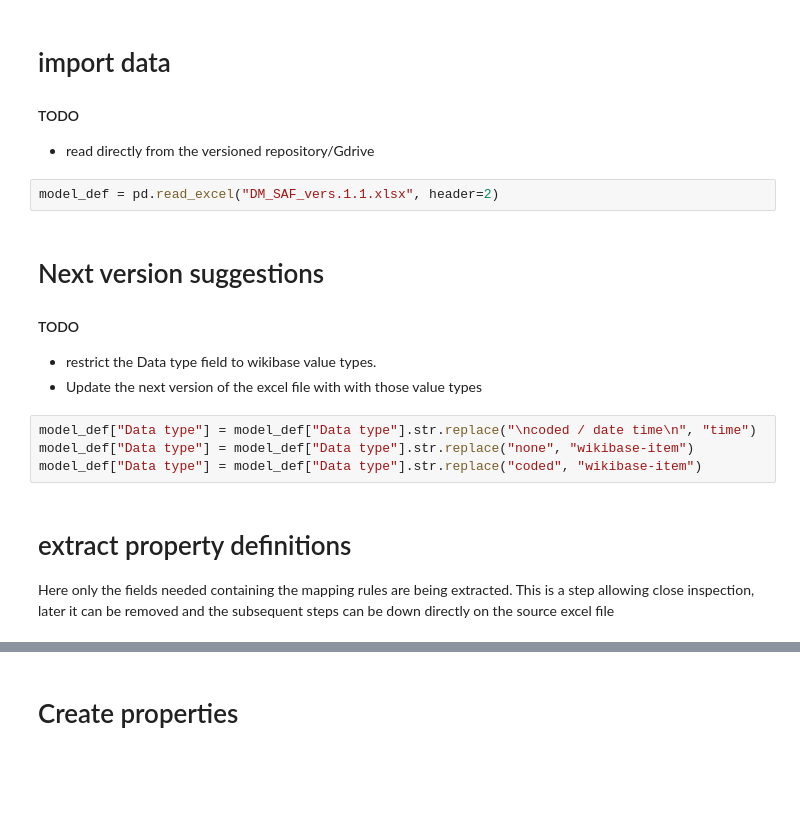
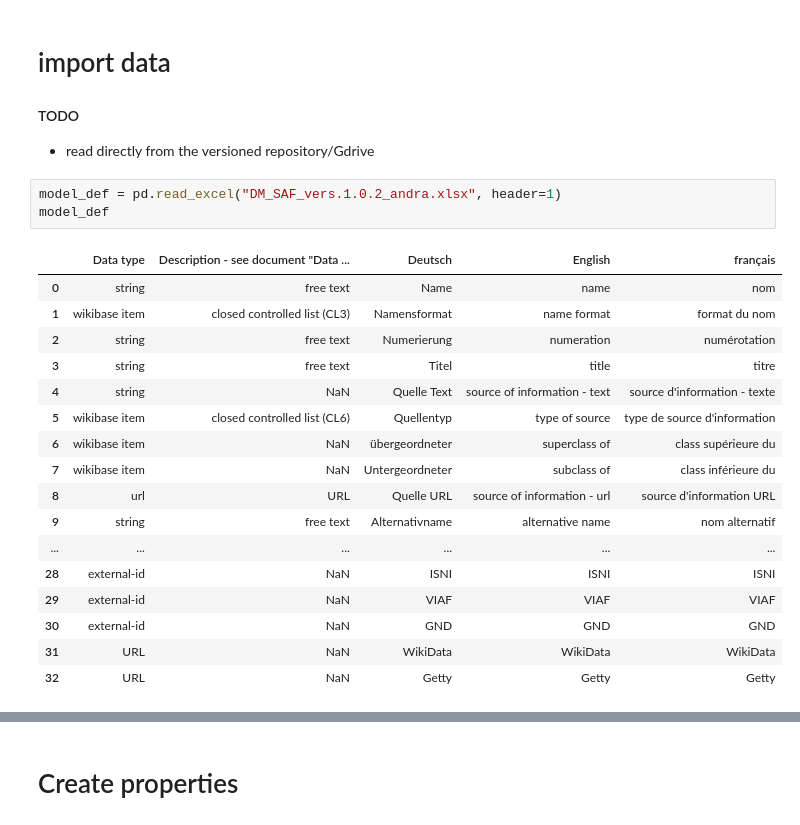
Before and after one commit to tentwentyfour/SAF-Lux, a Jupyter notebook: import_scripts/property_builder/create_properties.ipynb, the cells around one changed output, grey strips where cells are left out. Saved outputs shown, nothing was run; the diff lists cells and outputs as text; blank space fills up the shorter version.

```diff
--- a/import_scripts/property_builder/create_properties.ipynb
+++ b/import_scripts/property_builder/create_properties.ipynb
@@ -26,16 +27,23 @@ login = wdi_login.WDLogin(WBUSER, WBPASS, mediawiki_api_url=api)
 #### TODO
 * read directly from the versioned repository/Gdrive
 # %%
-model_def = pd.read_excel("DM_SAF_vers.1.1.xlsx", header=2)
+model_def = pd.read_excel("DM_SAF_vers.1.0.2_andra.xlsx", header=1)
+model_def
+# %% [output]
+|  | Data type | Description - see document "Data ... | Deutsch | English | français |
+| 0 | string | free text | Name | name | nom |
+| 1 | wikibase item | closed controlled list (CL3) | Namensformat | name format | format du nom |
+| 2 | string | free text | Numerierung | numeration | numérotation |
+| 3 | string | free text | Titel | title | titre |
+| 4 | string | NaN | Quelle Text | source of information - text | source d'information - texte |
+| 5 | wikibase item | closed controlled list (CL6) | Quellentyp | type of source | type de source d'information |
+| 6 | wikibase item | NaN | übergeordneter | superclass of | class supérieure du |
+| 7 | wikibase item | NaN | Untergeordneter | subclass of | class inférieure du |
+| 8 | url | URL | Quelle URL | source of information - url | source d'information URL |
+| 9 | string | free text | Alternativname | alternative name | nom alternatif |
+| ... | ... | ... | ... | ... | ... |
+| 28 | external-id | NaN | ISNI | ISNI | ISNI |
+| 29 | external-id | NaN | VIAF | VIAF | VIAF |
+| 30 | external-id | NaN | GND | GND | GND |
+| 31 | URL | NaN | WikiData | WikiData | WikiData |
+| 32 | URL | NaN | Getty | Getty | Getty |
-# %% [markdown]
-# Next version suggestions
-#### TODO
-* restrict the Data type field to wikibase value types.
-* Update the next version of the excel file with with those value types
-# %%
-model_def["Data type"] = model_def["Data type"].str.replace("\ncoded / date time\n", "time")
-model_def["Data type"] = model_def["Data type"].str.replace("none", "wikibase-item")
-model_def["Data type"] = model_def["Data type"].str.replace("coded", "wikibase-item")
-# %% [markdown]
-# extract property definitions
-Here only the fields needed containing the mapping rules are being extracted. This is a step allowing close inspection, later it can be removed and the subsequent steps can be down directly on the source excel file
```
Also changed, not shown: parts of 8 cells of this notebook, 6 other files.
